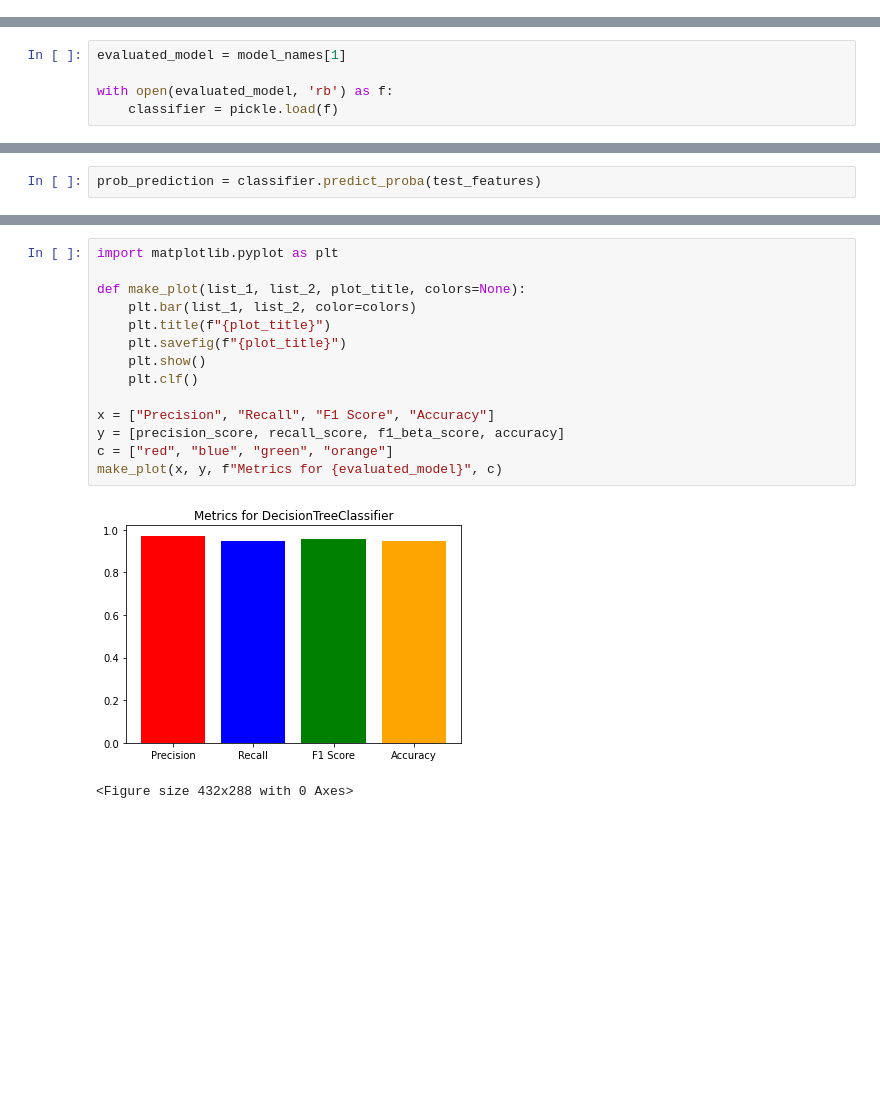
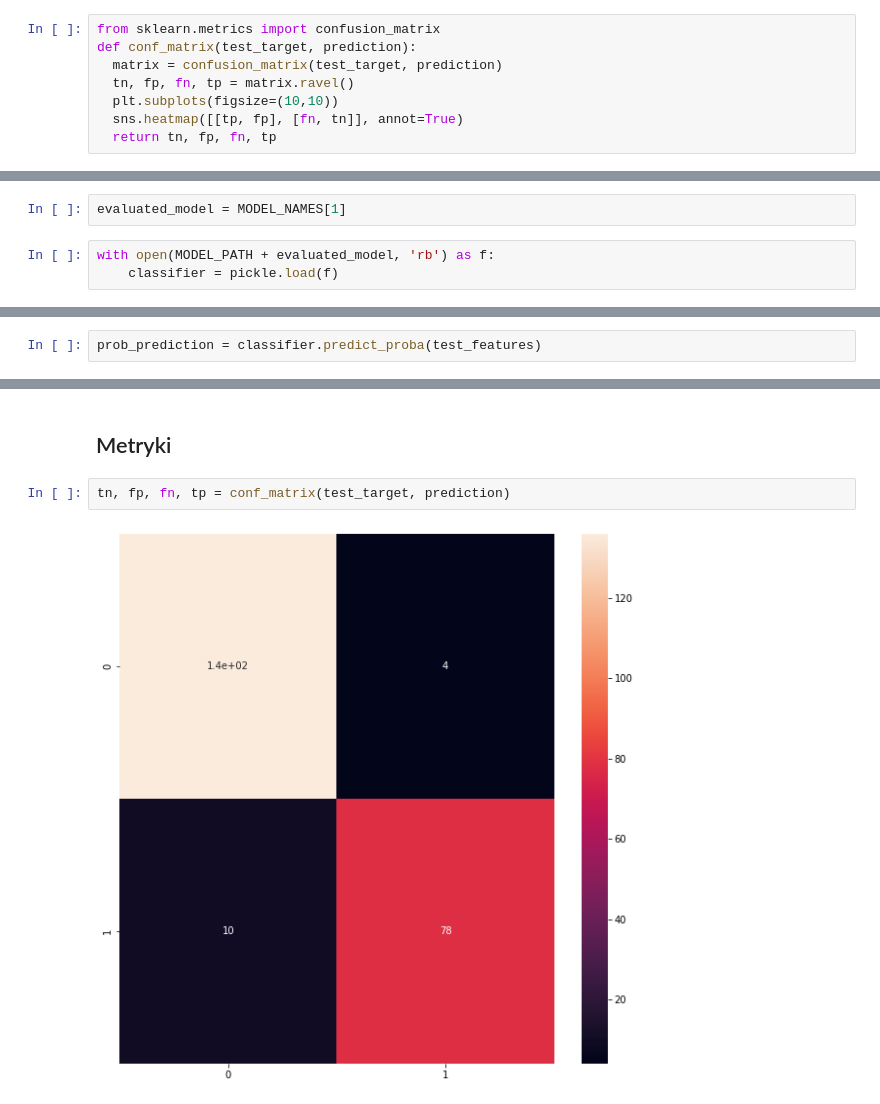
Before and after one commit to Rolkarolka/Classification-evaluation, a Jupyter notebook: Metrics.ipynb, the cells around one changed output, grey strips where cells are left out. Drawn from its saved outputs; the diff is of its cells as text; blank space fills up the shorter version.

```diff
--- a/Metrics.ipynb
+++ b/Metrics.ipynb
@@ -16,0 +65,8 @@ Requirement already satisfied: threadpoolctl>=2.0.0 in /usr/local/lib/python3.7/
+# %%
+from sklearn.metrics import confusion_matrix
+def conf_matrix(test_target, prediction):
+  matrix = confusion_matrix(test_target, prediction)
+  tn, fp, fn, tp = matrix.ravel()
+  plt.subplots(figsize=(10,10))
+  sns.heatmap([[tp, fp], [fn, tn]], annot=True)
+  return tn, fp, fn, tp
@@ -55,7 +233,7 @@ model_names = ['AdaBoostClassifier', 'DecisionTreeClassifier', 'GaussianNB', 'KN
+# %%
+evaluated_model = MODEL_NAMES[1]
 # %%
-evaluated_model = model_names[1]
-
-with open(evaluated_model, 'rb') as f:
+with open(MODEL_PATH + evaluated_model, 'rb') as f:
     classifier = pickle.load(f)
 # %% [markdown]
 Predykcja
@@ -242,17 +244,6 @@ Brier score:                                   0.05263157894736842
-# %%
-import matplotlib.pyplot as plt
-
-def make_plot(list_1, list_2, plot_title, colors=None):
-    plt.bar(list_1, list_2, color=colors)
-    plt.title(f"{plot_title}")
-    plt.savefig(f"{plot_title}")
-    plt.show()
-    plt.clf()
-
-x = ["Precision", "Recall", "F1 Score", "Accuracy"]
-y = [precision_score, recall_score, f1_beta_score, accuracy]
-c = ["red", "blue", "green", "orange"]
-make_plot(x, y, f"Metrics for {evaluated_model}", c)
-# %% [output]
-[figure, removed]
-<Figure size 432x288 with 0 Axes>
+# %% [markdown]
+## Metryki
+# %%
+tn, fp, fn, tp = conf_matrix(test_target, prediction)
+# %% [output]
+[figure, added]
```
Also changed, not shown: parts of 113 cells of this notebook, 15 other files.
